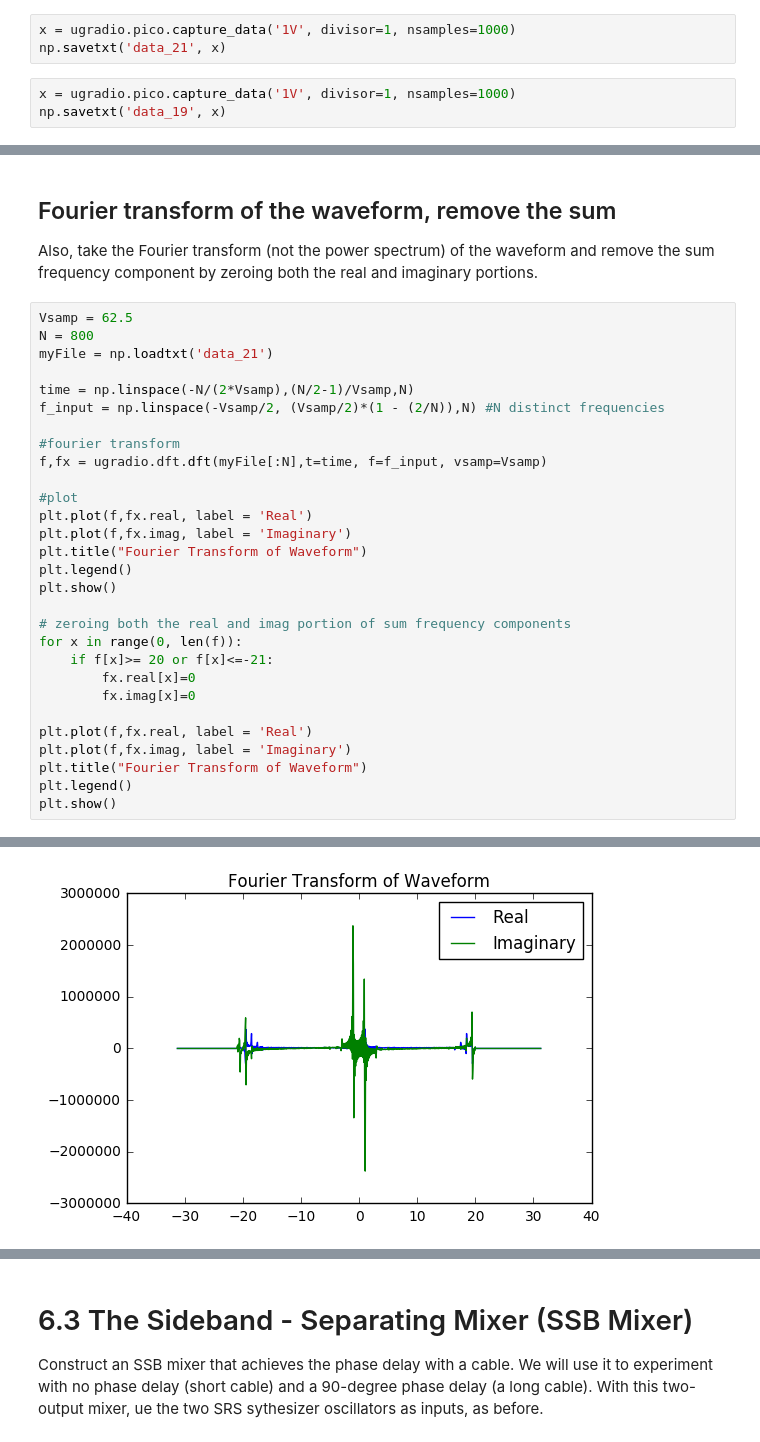
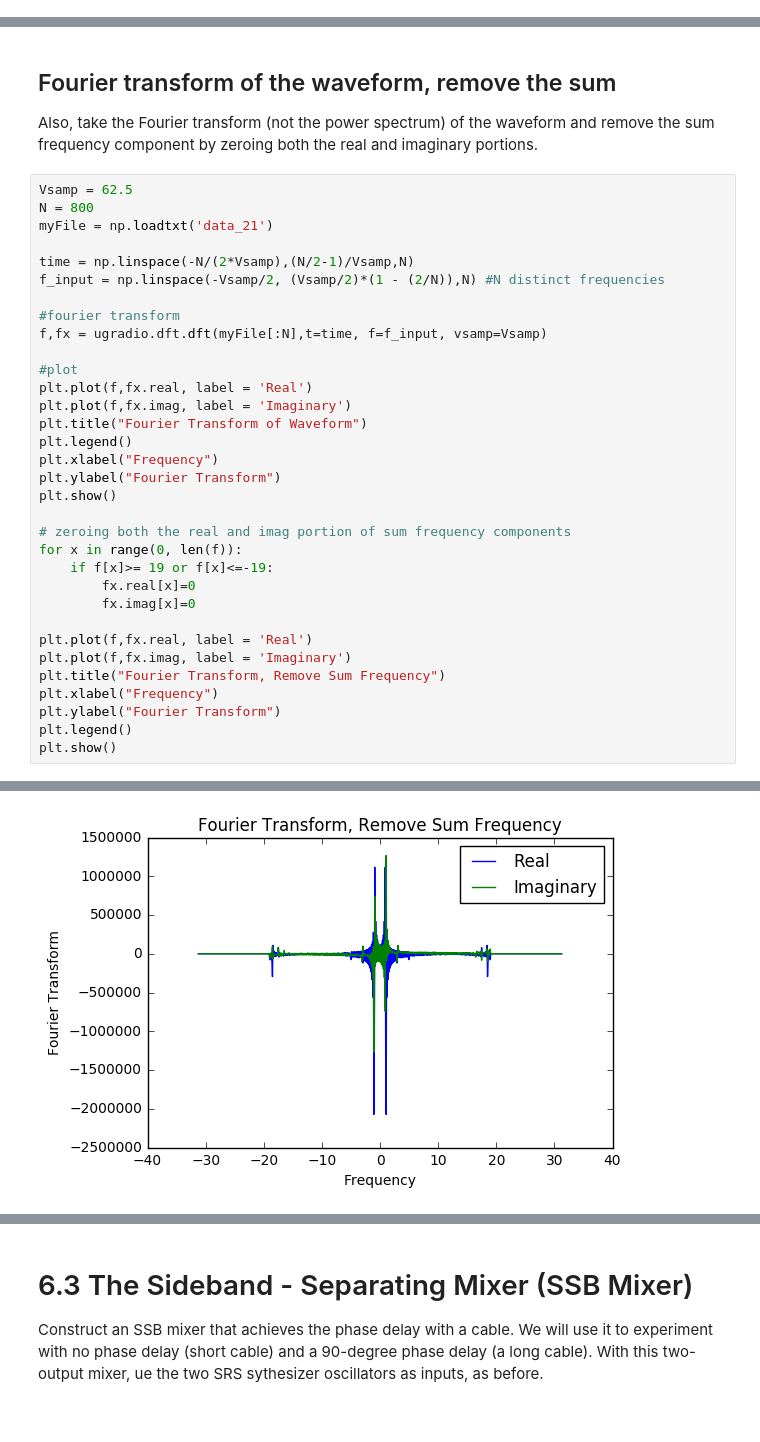
Before and after one commit to hamburgerguy/Astro-Lab1-Dump, a Jupyter notebook: Lab-1.6+with+inverse+transform.ipynb, the cells around one changed output, grey strips where cells are left out. Drawn from its saved outputs; the diff is of its cells as text.

```diff
--- a/Lab-1.6+with+inverse+transform.ipynb
+++ b/Lab-1.6+with+inverse+transform.ipynb
@@ -13,9 +13,3 @@ Use two SRS synthesizer oscillators as inputs to a mixer, one will be the local
 Vlo = 20
 dv = 1
 Vsig = 21 and 19
-# %%
-x = ugradio.pico.capture_data('1V', divisor=1, nsamples=1000)
-np.savetxt('data_21', x)
-# %%
-x = ugradio.pico.capture_data('1V', divisor=1, nsamples=1000)
-np.savetxt('data_19', x)
@@ -97,17 +97,21 @@ plt.plot(f,fx.real, label = 'Real')
 plt.plot(f,fx.imag, label = 'Imaginary')
 plt.title("Fourier Transform of Waveform")
 plt.legend()
+plt.xlabel("Frequency")
+plt.ylabel("Fourier Transform")
 plt.show()
 
 # zeroing both the real and imag portion of sum frequency components
 for x in range(0, len(f)):
-    if f[x]>= 20 or f[x]<=-21:
+    if f[x]>= 19 or f[x]<=-19:
         fx.real[x]=0
         fx.imag[x]=0
 
 plt.plot(f,fx.real, label = 'Real')
 plt.plot(f,fx.imag, label = 'Imaginary')
-plt.title("Fourier Transform of Waveform")
+plt.title("Fourier Transform, Remove Sum Frequency")
+plt.xlabel("Frequency")
+plt.ylabel("Fourier Transform")
 plt.legend()
 plt.show()
 # %% [output]
@@ -115,4 +119,4 @@ plt.show()
-[figure, old version]
+[figure, new version]
 # %% [markdown]
 ## Filtered Fourier Transforms
 Recreate the signal from the filtered transform by taking the inverse transform and plot the filtered signal vs time. Explain what you see.
```
Also changed, not shown: parts of 27 cells of this notebook.
